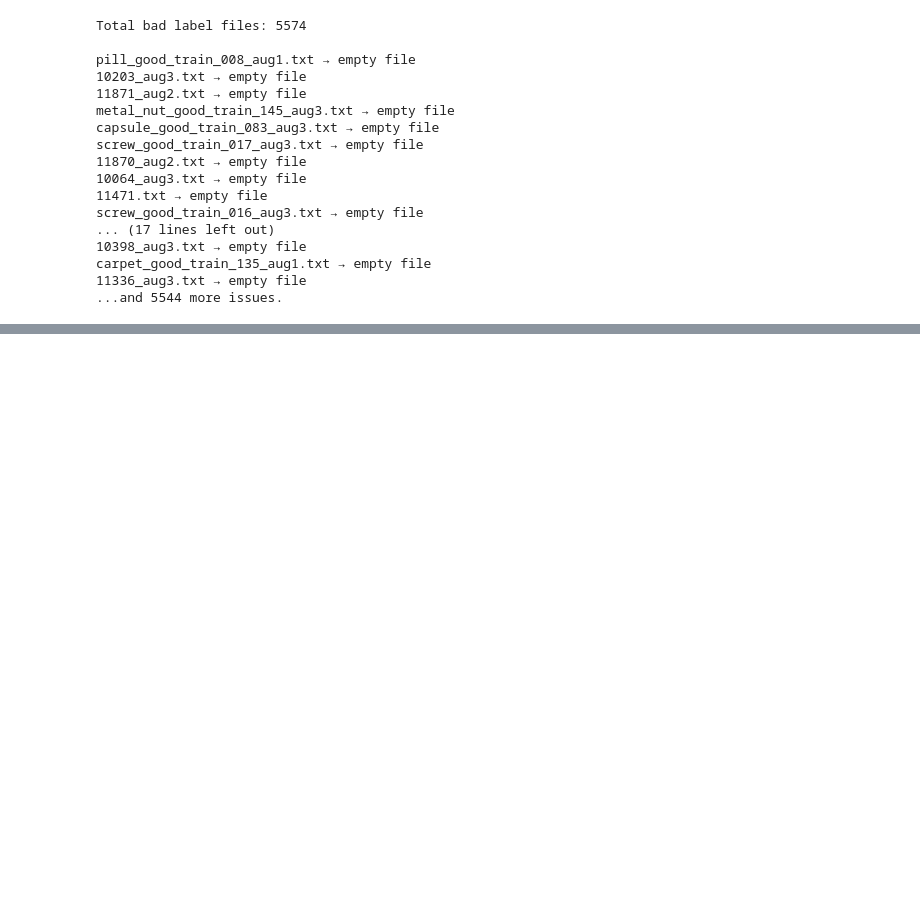
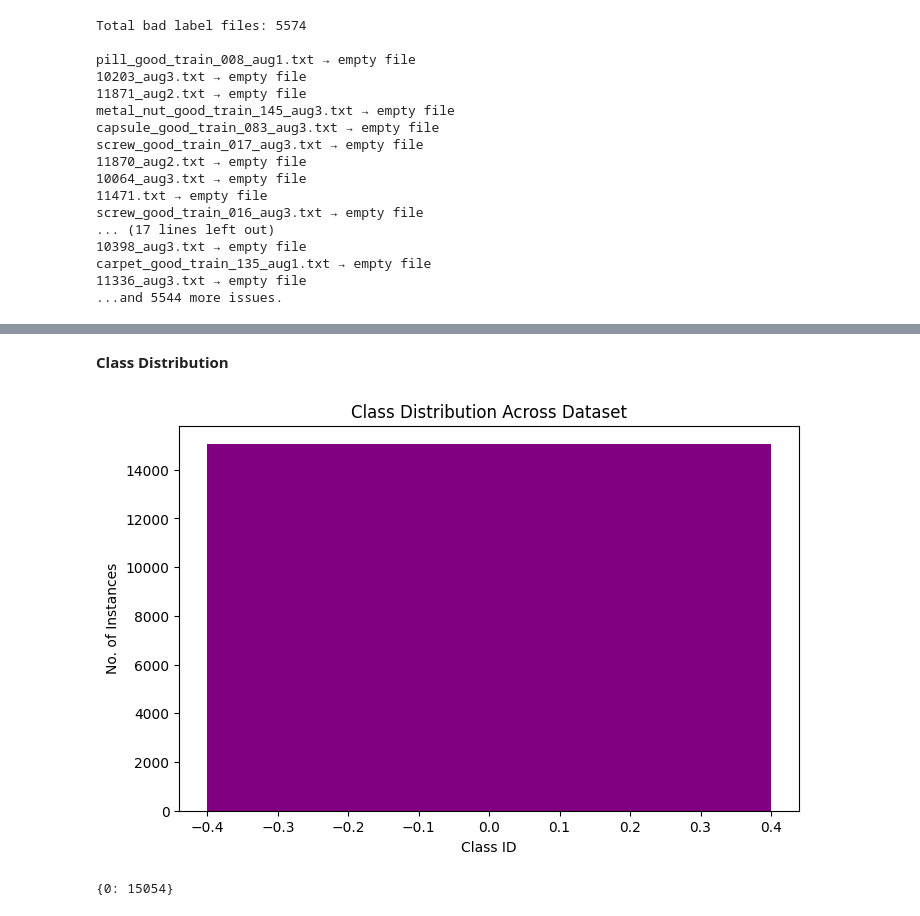
Before and after one commit to Ajay-Kumar-Prasad/Smart-Quality-Inspection-System, a Jupyter notebook: notebooks/sanity_check.ipynb, the cells around one changed output, grey strips where cells are left out. Drawn from its saved outputs; the diff is of its cells as text; code cells hidden in the pictures; blank space fills up the shorter version.

```diff
--- a/notebooks/sanity_check.ipynb
+++ b/notebooks/sanity_check.ipynb
@@ -1089,0 +1187,8 @@ carpet_good_train_135_aug1.txt → empty file
+# %%
+all_labels = glob(f"{LBL_TRAIN}/*.txt") + glob(f"{LBL_VAL}/*.txt")
+for lbl in all_labels[:20]:
+    with open(lbl) as f:
+        for line in f:
+            parts = line.split()
+            cls, xc, yc, w, h = map(float, parts)
+            print("xc:", xc, "yc:", yc, "bw:", w, "bh:", h)
@@ -1089,0 +1240,25 @@ carpet_good_train_135_aug1.txt → empty file
+# %% [markdown]
+**Class Distribution**
+# %%
+class_counts = {}
+
+all_labels = glob(f"{LBL_TRAIN}/*.txt") + glob(f"{LBL_VAL}/*.txt")
+
+for lbl_path in all_labels:
+    with open(lbl_path) as f:
+        for line in f:
+            parts = line.split()
+            if len(parts) == 5:
+                cls = int(float(parts[0]))
+                class_counts[cls] = class_counts.get(cls, 0) + 1
+plt.figure(figsize=(8,5))
+plt.bar(class_counts.keys(), class_counts.values(), color="purple")
+plt.xlabel("Class ID")
+plt.ylabel("No. of Instances")
+plt.title("Class Distribution Across Dataset")
+plt.show()
+
+class_counts
+# %% [output]
+[figure, added]
+{0: 15054}
```
Also changed, not shown: parts of 21 cells of this notebook.
